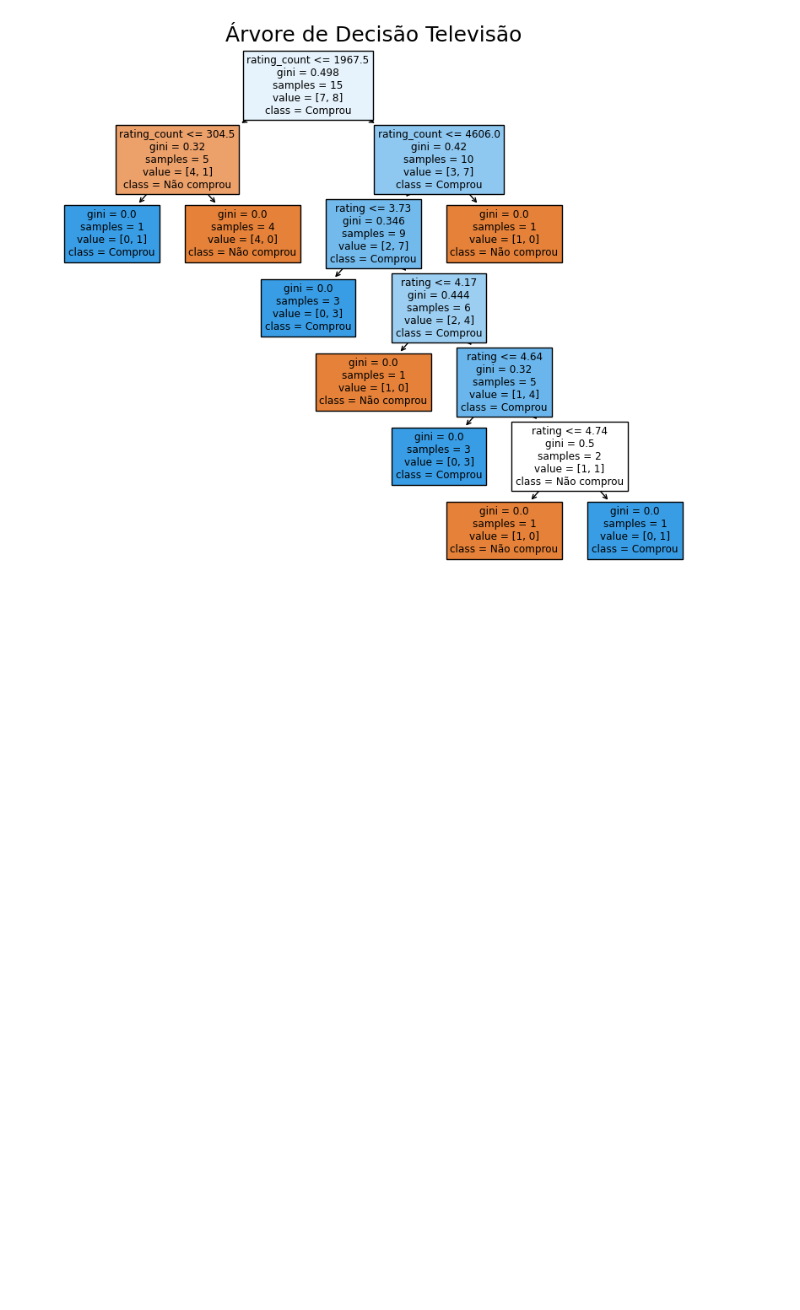
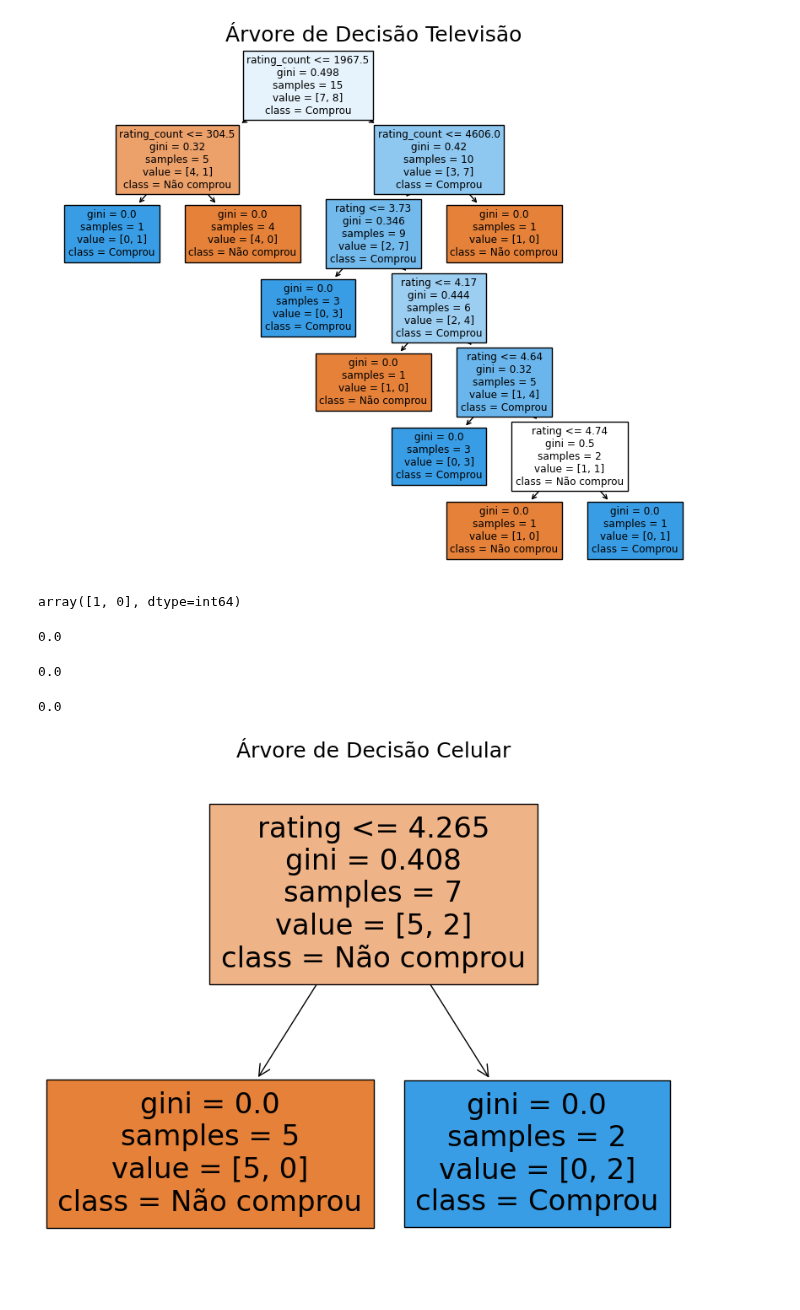
Before and after one commit to RSVictor/Codigos_IABD2024, a Jupyter notebook: Formativa/formativa.ipynb, the cells around one changed output. Saved outputs shown, nothing was run; the diff lists cells and outputs as text; code cells hidden in the pictures; blank space fills up the shorter version.

```diff
--- a/Formativa/formativa.ipynb
+++ b/Formativa/formativa.ipynb
@@ -112,3 +130,48 @@ plt.title('Árvore de Decisão Televisão', fontsize=18)
 plt.show()
 # %% [output]
 [figure]
+# %%
+#Separando os dados da Celular
+xphone=df.loc[df['product_name'] == 'Celular', ['rating','rating_count']]
+yphone = df.loc[df['product_name'] == 'Celular', 'purchased']
+# %%
+#Dividindo os dados em treino e teste
+Xphone_treino, Xphone_teste, yphone_treino, yphone_teste = train_test_split (xphone,
+                                                        yphone,
+                                                         test_size=0.2,
+                                                         random_state=42)
+# %%
+#Treinamento do modelo
+modelo_phone = DecisionTreeClassifier()
+modelo_phone.fit(Xphone_treino, yphone_treino)
+
+previsoes_phone = modelo.predict(Xphone_teste) # dentro de modelo predict é colocoda os Xteste
+previsoes_phone
+# %% [output]
+array([1, 0], dtype=int64)
+# %%
+precisao_phone = precision_score(yphone_teste,previsoes_phone,pos_label=1)
+precisao_phone
+# %% [output]
+0.0
+# %%
+recall = recall_score(yphone_teste,previsoes_phone,pos_label=1)
+recall
+# %% [output]
+0.0
+# %%
+f1score_phone= f1_score(yphone_teste,previsoes_phone,pos_label=1)
+f1score_phone
+# %% [output]
+0.0
+# %%
+#Arvore de decisão
+plt.figure(figsize=(10, 8))
+tree.plot_tree(modelo_phone,
+               feature_names=['rating','rating_count'],
+               class_names=['Não comprou', 'Comprou'],
+               filled=True)
+plt.title('Árvore de Decisão Celular', fontsize=18)
+plt.show()
+# %% [output]
+[figure, added]
```
Also changed, not shown: parts of 32 cells of this notebook.
